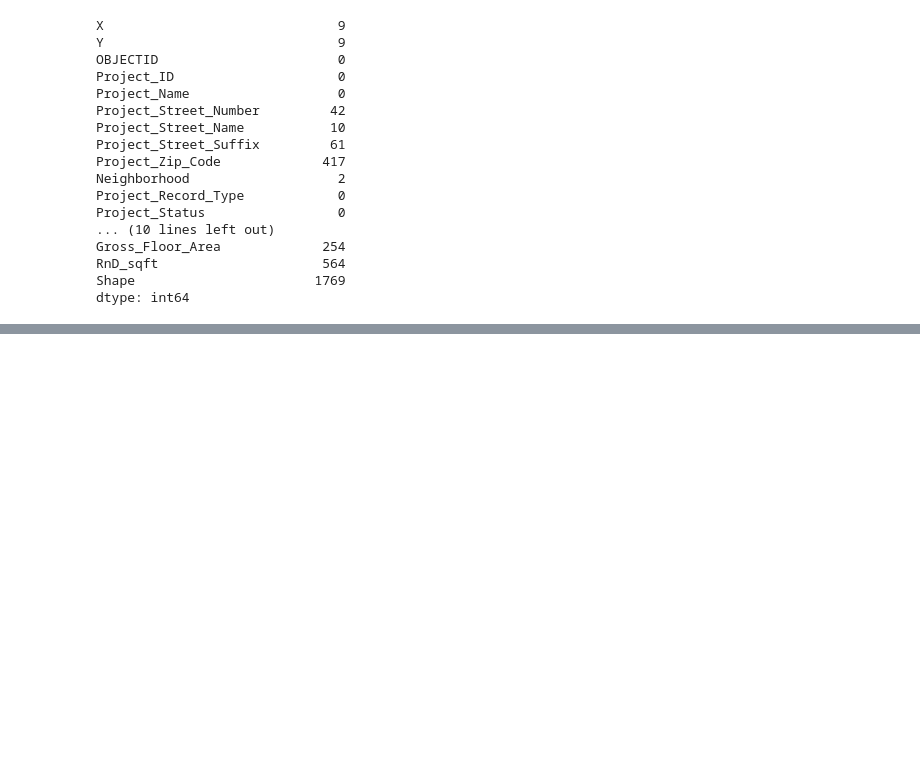
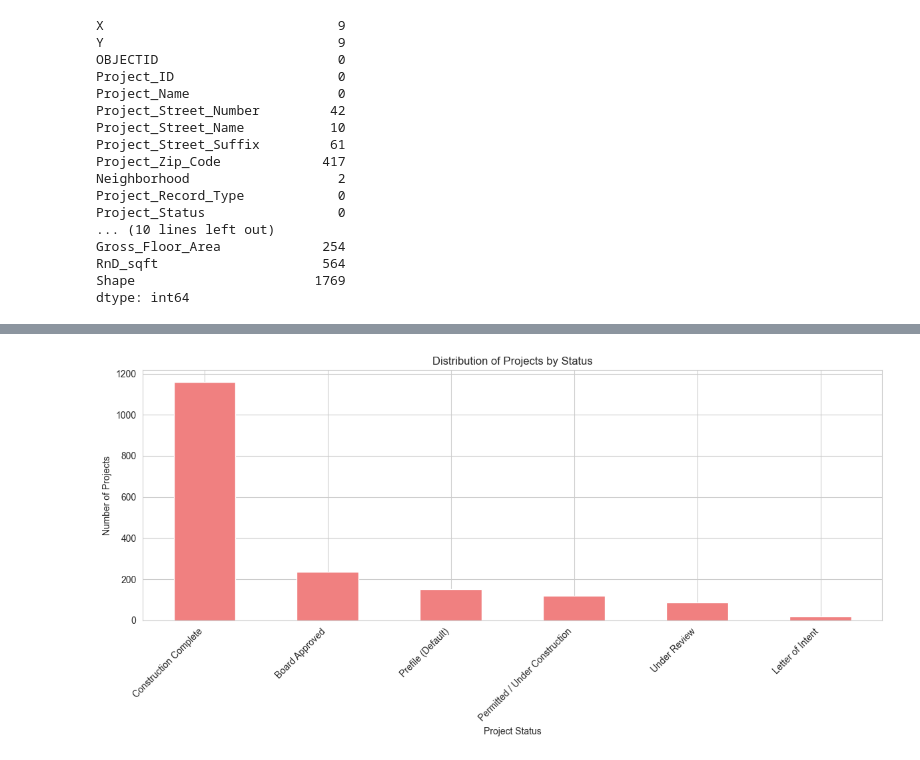
Before and after one commit to BU-Spark/ds-boston-permitting, a Jupyter notebook: fa23-team-c/Code/article80_EDA.ipynb, the cells around one changed output, grey strips where cells are left out. Saved outputs shown, nothing was run; the diff lists cells and outputs as text; code cells hidden in the pictures; blank space fills up the shorter version.

```diff
--- a/fa23-team-c/Code/article80_EDA.ipynb
+++ b/fa23-team-c/Code/article80_EDA.ipynb
@@ -90,0 +147,12 @@ NameError: name 'plt' is not defined
+# %%
+# Create the Distribution of Projects by Status visualization
+plt.figure(figsize=(12, 6))
+data['Project_Status'].value_counts().plot(kind='bar', color='lightcoral')
+plt.title("Distribution of Projects by Status")
+plt.xlabel("Project Status")
+plt.ylabel("Number of Projects")
+plt.xticks(rotation=45, ha='right')  # Rotate x-axis labels for better visibility
+plt.tight_layout()
+plt.show()
+# %% [output]
+[figure, added]
```
Also changed, not shown: parts of 4 cells of this notebook.
